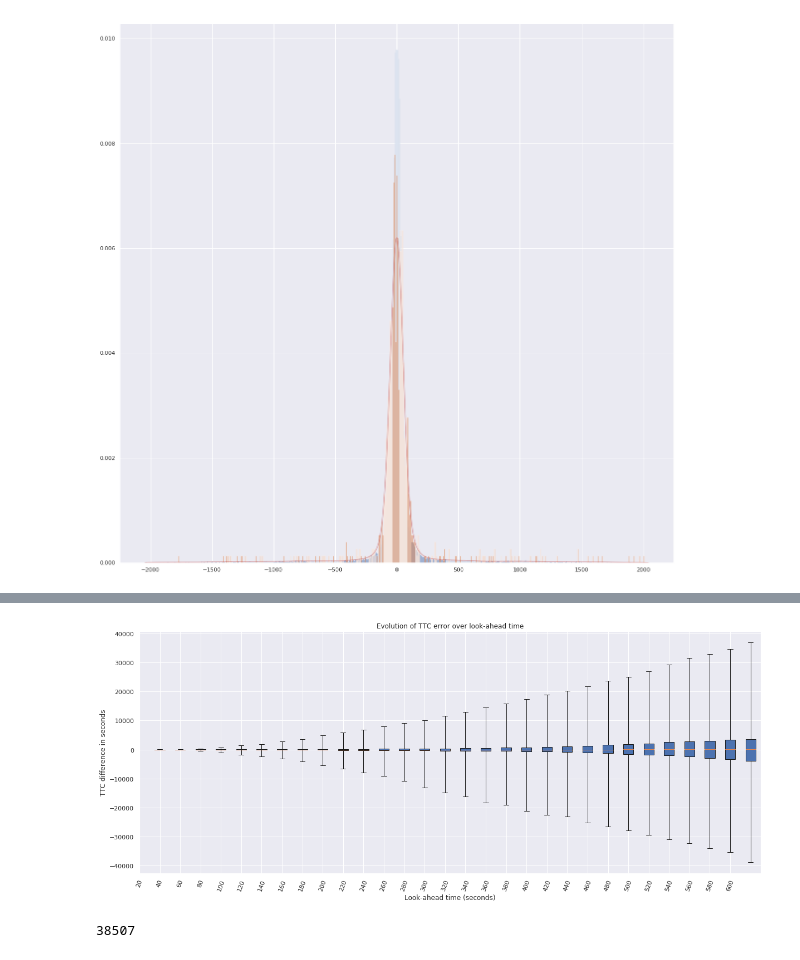
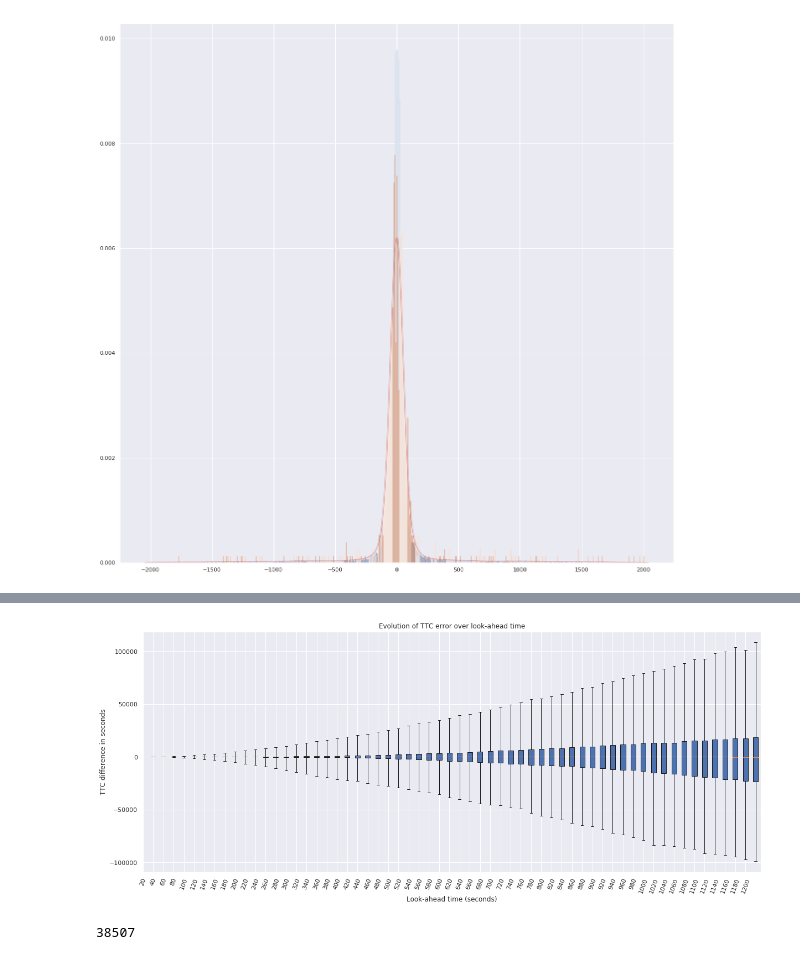
Before and after one commit to vpereboom/trajectory-prediction-toolbox, a Jupyter notebook: notebooks/Probabilistic Projection Analysis.ipynb, the cells around one changed output, grey strips where cells are left out. Saved outputs shown, nothing was run; the diff lists cells and outputs as text; code cells hidden in the pictures.

```diff
--- a/notebooks/Probabilistic Projection Analysis.ipynb
+++ b/notebooks/Probabilistic Projection Analysis.ipynb
@@ -674,26 +515,26 @@ for param in ['std','mean','skew']:
 # %%
 bin_df = bin_dp_df
 box_data = []
 box_data_sort = []
 
-for k in [kx for kx in bin_df.keys() if 'cte' in kx and int(kx.strip('_cte')) <= 600]:
+for k in [kx for kx in bin_df.keys() if 'cte' in kx and int(kx.strip('_cte')) <= 1200]:
     box_data.append((int(k.strip('_cte')), [i for i in bin_df[k] if not np.isnan(i)]))
 
 box_data_sort = sorted(box_data, key=lambda tup: tup[0])
 box_data_2 = [i[1] for i in box_data_sort]
 
 x = range(len(box_data_2))
 
 plt.figure(figsize=(20,8))
 plt.boxplot(box_data_2, showfliers=False, patch_artist=True, whis=[5,95])
 plt.xticks(x, [i[0] for i in box_data_sort])
 plt.xticks(rotation=70)
 plt.xlabel('Look-ahead time (seconds)')
 plt.ylabel('TTC difference in seconds')
 plt.title('Evolution of TTC error over look-ahead time')
 plt.show()
 # %% [output]
-[figure, old version]
+[figure, new version]
 # %%
 len(box_data_2[20])
 # %% [output]
```
Also changed, not shown: parts of 10 cells of this notebook, 44 other files.
